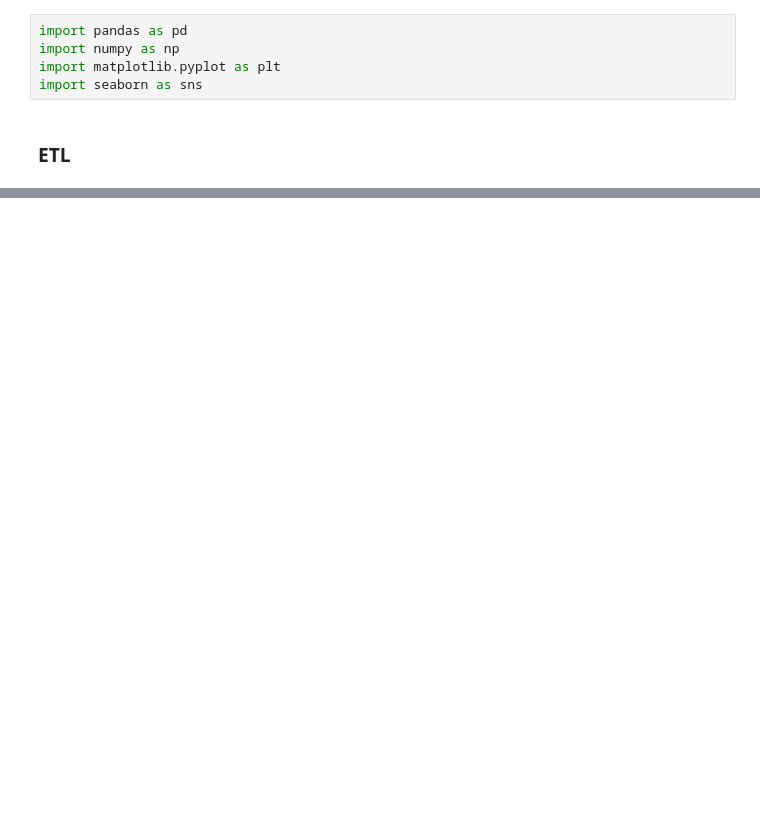
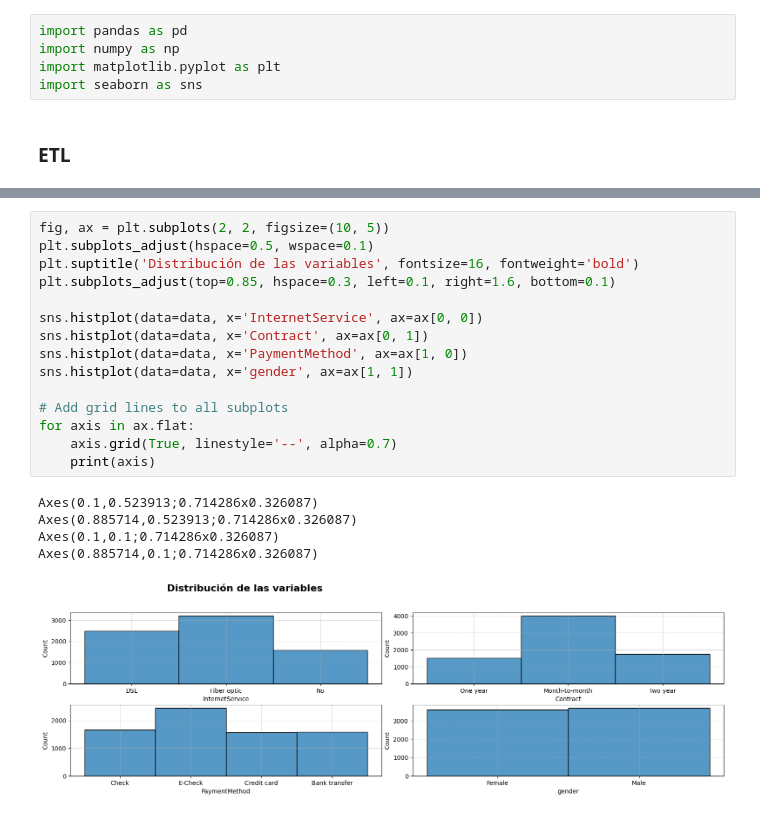
Before and after one commit to JD314/Challenge_2_Alura, a Jupyter notebook: TelecomX_LATAM.ipynb, the cells around one changed output, grey strips where cells are left out. Drawn from its saved outputs; the diff is of its cells as text; blank space fills up the shorter version.

```diff
--- a/TelecomX_LATAM.ipynb
+++ b/TelecomX_LATAM.ipynb
@@ -30,0 +59,21 @@ array(['DSL', 'Fiber optic', 'No'], dtype=object)
+# %%
+fig, ax = plt.subplots(2, 2, figsize=(10, 5))
+plt.subplots_adjust(hspace=0.5, wspace=0.1)
+plt.suptitle('Distribución de las variables', fontsize=16, fontweight='bold')
+plt.subplots_adjust(top=0.85, hspace=0.3, left=0.1, right=1.6, bottom=0.1)
+
+sns.histplot(data=data, x='InternetService', ax=ax[0, 0])
+sns.histplot(data=data, x='Contract', ax=ax[0, 1])
+sns.histplot(data=data, x='PaymentMethod', ax=ax[1, 0])
+sns.histplot(data=data, x='gender', ax=ax[1, 1])
+
+# Add grid lines to all subplots
+for axis in ax.flat:
+    axis.grid(True, linestyle='--', alpha=0.7)
+    print(axis)
+# %% [output]
+Axes(0.1,0.523913;0.714286x0.326087)
+Axes(0.885714,0.523913;0.714286x0.326087)
+Axes(0.1,0.1;0.714286x0.326087)
+Axes(0.885714,0.1;0.714286x0.326087)
+[figure, added]
```
Also changed, not shown: parts of 11 cells of this notebook.
